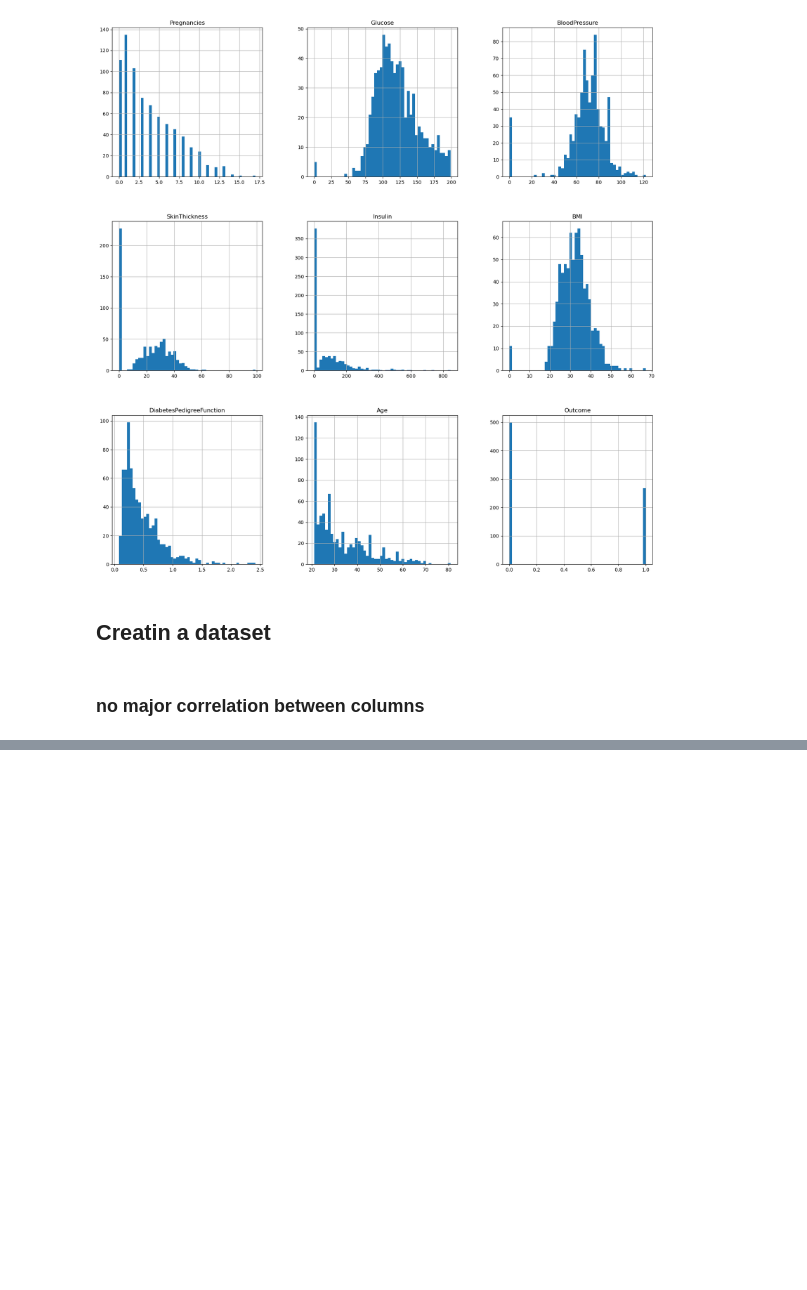
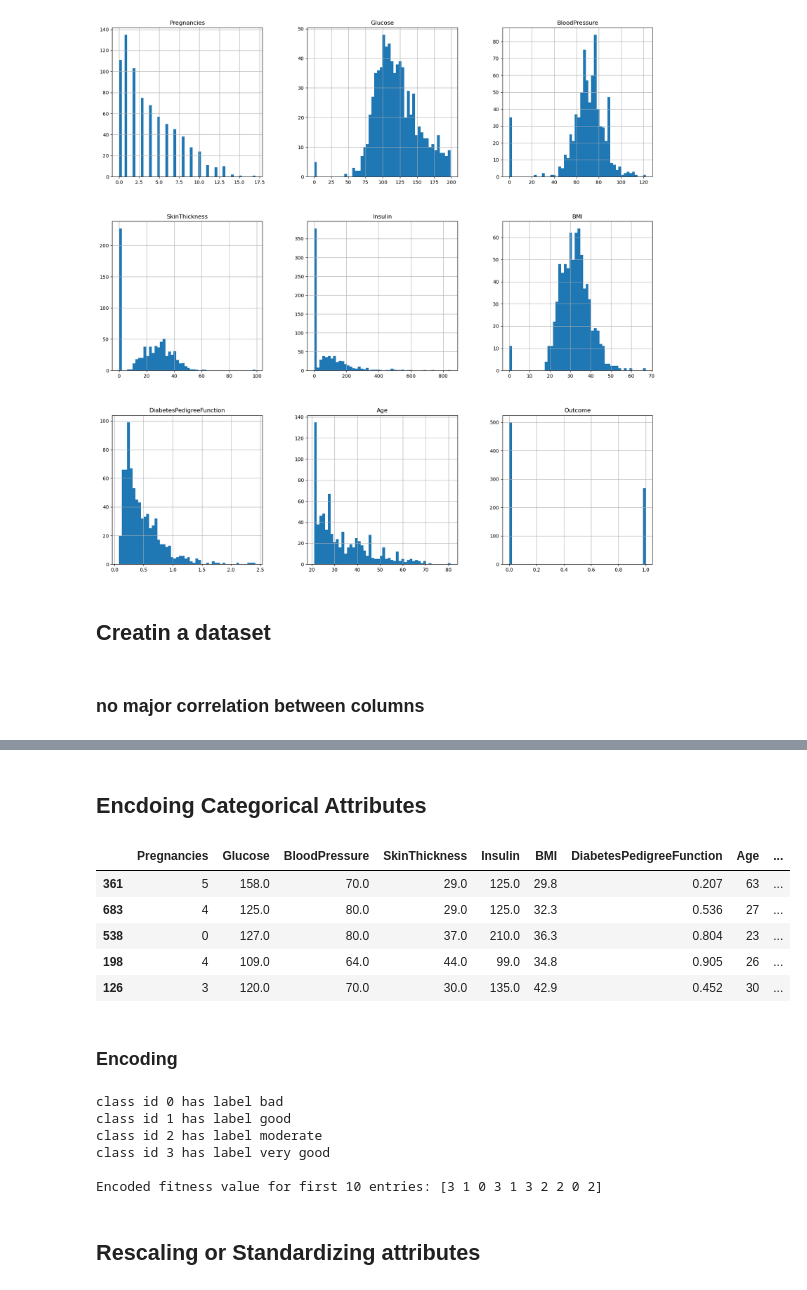
Before and after one commit to swayam-learning/ml_workshop, a Jupyter notebook: data.ipynb, the cells around one changed output, grey strips where cells are left out. Drawn from its saved outputs; the diff is of its cells as text; code cells hidden in the pictures; blank space fills up the shorter version.

```diff
--- a/data.ipynb
+++ b/data.ipynb
@@ -93,0 +89,15 @@ train_df
+# %%
+glucose_median = train_df["Glucose"].median()
+blood_pressure_median = train_df["BloodPressure"].median()
+skin_thickness_median  = train_df["SkinThickness"].median()
+insulin_median = train_df["Insulin"].median()
+bmi_median = train_df["BMI"].median()
+age_median = train_df["Age"].median()
+dpf_median = train_df["DiabetesPedigreeFunction"].median()
+print(glucose_median)
+print(blood_pressure_median)
+print(skin_thickness_median)
+print(insulin_median)
+print(bmi_median)
+print(age_median)
+print(dpf_median)
@@ -93,0 +112,43 @@ train_df
+# %%
+train_df["Glucose"].fillna(glucose_median,inplace=True)
+train_df["BloodPressure"].fillna(blood_pressure_median,inplace=True)
+train_df["SkinThickness"].fillna(skin_thickness_median,inplace=True)
+train_df["Insulin"].fillna(insulin_median,inplace=True)
+train_df["BMI"].fillna(bmi_median,inplace=True)
+train_df["Age"].fillna(age_median,inplace=True)
+train_df["DiabetesPedigreeFunction"].fillna(dpf_median,inplace=True)
+# %% [markdown]
+## Encdoing Categorical Attributes
+# %%
+temp_df = train_df.copy()
+fitness_value = ["bad","moderate","good","very good"]
+temp_df["fitness"] = np.random.choice(fitness_value,temp_df.shape[0])
+
+temp_df.head()
+# %% [output]
+|  | Pregnancies | Glucose | BloodPressure | SkinThickness | Insulin | BMI | DiabetesPedigreeFunction | Age | ... |
+| 361 | 5 | 158.0 | 70.0 | 29.0 | 125.0 | 29.8 | 0.207 | 63 | ... |
+| 683 | 4 | 125.0 | 80.0 | 29.0 | 125.0 | 32.3 | 0.536 | 27 | ... |
+| 538 | 0 | 127.0 | 80.0 | 37.0 | 210.0 | 36.3 | 0.804 | 23 | ... |
+| 198 | 4 | 109.0 | 64.0 | 44.0 | 99.0 | 34.8 | 0.905 | 26 | ... |
+| 126 | 3 | 120.0 | 70.0 | 30.0 | 135.0 | 42.9 | 0.452 | 30 | ... |
+# %% [markdown]
+### Encoding
+# %%
+from sklearn.preprocessing import LabelEncoder
+encoder = LabelEncoder()
+fitness_encoded = encoder.fit_transform(temp_df["fitness"])
+for id_,class_ in enumerate(encoder.classes_):
+    print(f"class id {id_} has label {class_}")
+
+print()
+print(f"Encoded fitness value for first 10 entries: {fitness_encoded[:10]}")
+# %% [output]
+class id 0 has label bad
+class id 1 has label good
+class id 2 has label moderate
+class id 3 has label very good
+
+Encoded fitness value for first 10 entries: [3 1 0 3 1 3 2 2 0 2]
+# %% [markdown]
+## Rescaling or Standardizing attributes
```
Also changed, not shown: parts of 4 cells of this notebook.
